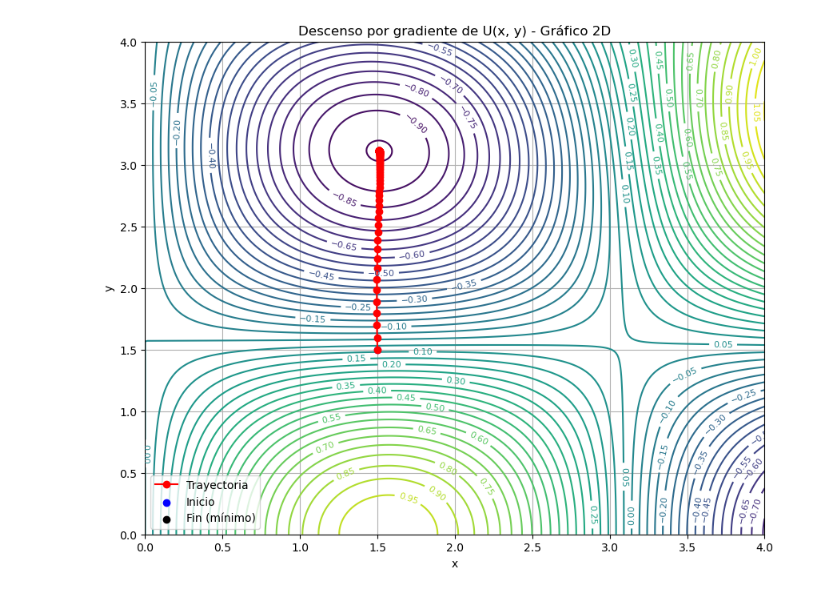
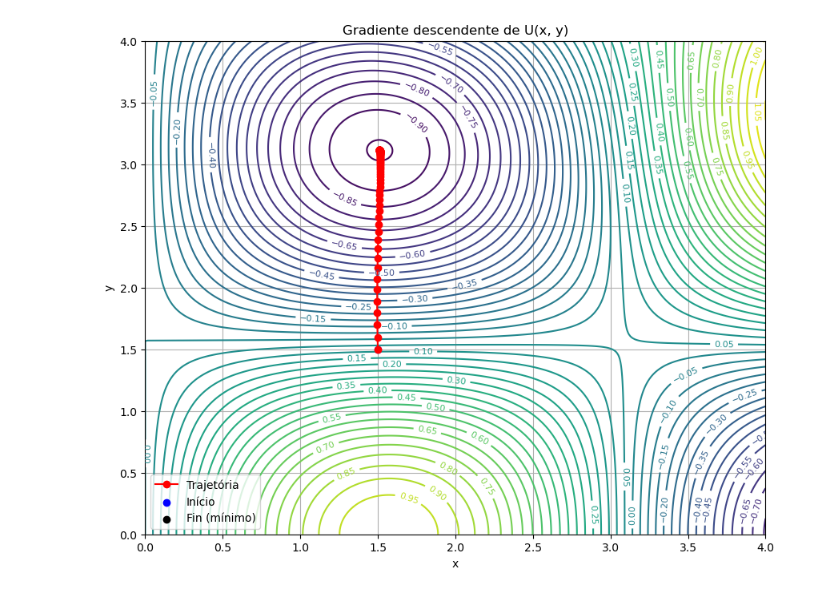
Before and after one commit to Teo-fisico/computational, a Jupyter notebook: pregunta 4bi.ipynb, the cells around one changed output. Drawn from its saved outputs; the diff is of its cells as text; code cells hidden in the pictures.

```diff
--- a/pregunta 4bi.ipynb
+++ b/pregunta 4bi.ipynb
@@ -39,16 +39,17 @@ Z=U(X,Y)
 # %%
 # Graficamos
 plt.figure(figsize=(10, 8))
 contours = plt.contour(X, Y, Z, levels=50, cmap='viridis')
 plt.clabel(contours, inline=True, fontsize=8)
-plt.plot(path[:, 0], path[:, 1], 'r-o', label='Trayectoria')
-plt.scatter(start_point[0], start_point[1], color='blue', label='Inicio')
+plt.plot(path[:, 0], path[:, 1], 'r-o', label='Trajetória')
+plt.scatter(start_point[0], start_point[1], color='blue', label='Início')
 plt.scatter(path[-1, 0], path[-1, 1], color='black', label='Fin (mínimo)')
-plt.title('Descenso por gradiente de U(x, y) - Gráfico 2D')
+plt.title('Gradiente descendente de U(x, y)')
 plt.xlabel('x')
 plt.ylabel('y')
 plt.legend()
 plt.grid(True)
+plt.savefig('grad.png',dpi=300)
 plt.show()
 # %% [output]
-[figure, old version]
+[figure, new version]
```
Also changed, not shown: parts of 2 cells of this notebook, 8 other files.
